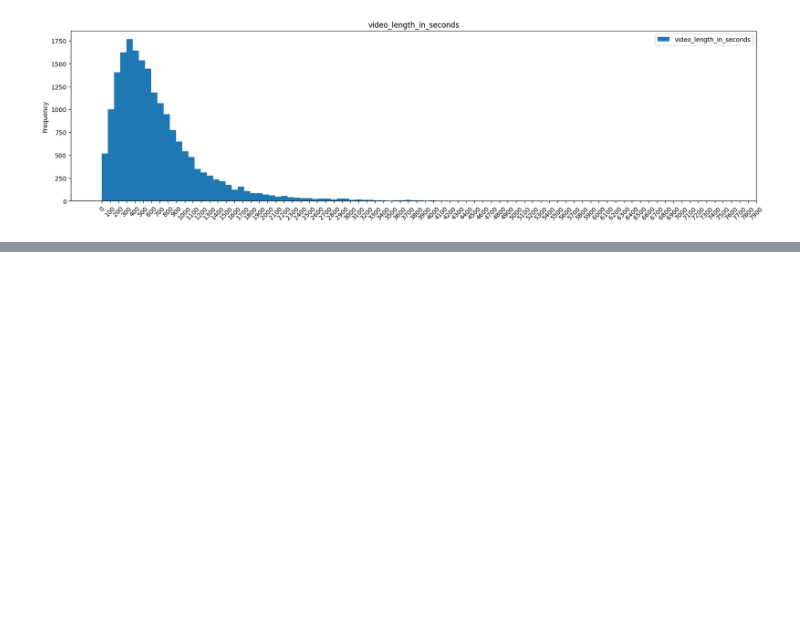
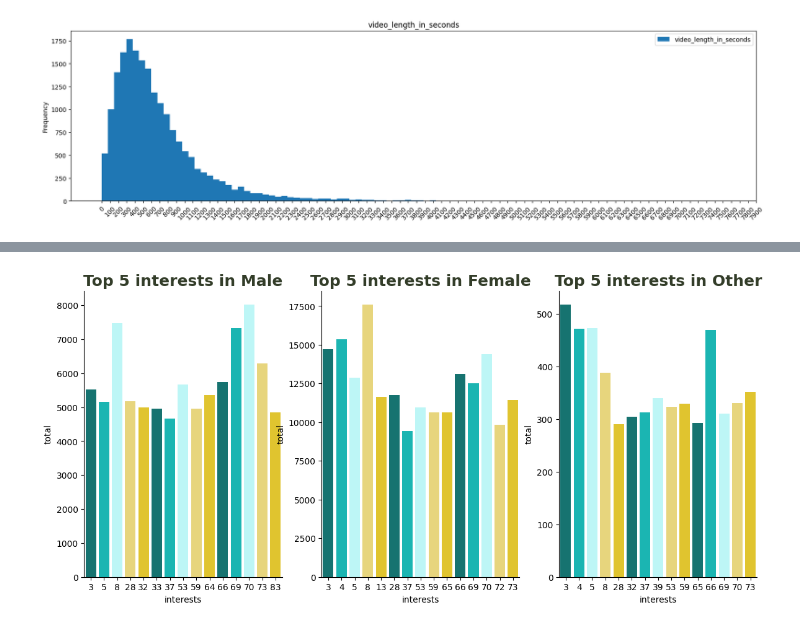
Before and after one commit to ianyang66/ADLFinal, a Jupyter notebook: EDA.ipynb, the cells around one changed output, grey strips where cells are left out. Saved outputs shown, nothing was run; the diff lists cells and outputs as text; code cells hidden in the pictures; blank space fills up the shorter version.

```diff
--- a/EDA.ipynb
+++ b/EDA.ipynb
@@ -191,0 +271,28 @@ ax.tick_params(axis='x', rotation=45)
+# %%
+other_interest_num = []
+male_interest_num = []
+female_interest_num = []
+
+for interest in other_interest_list:
+    for i in interest.split(","):
+        if i == "None":
+            other_interest_num.append("None")
+            continue
+        name = i.split("_")[1]
+        other_interest_num.append(name)
+
+for interest in male_interest_list:
+    for i in interest.split(","):
+        if i == "None":
+            male_interest_num.append("None")
+            continue
+        name = i.split("_")[1]
+        male_interest_num.append(name)
+
+for interest in female_interest_list:
+    for i in interest.split(","):
+        if i == "None":
+            female_interest_num.append("None")
+            continue
+        name = i.split("_")[1]
+        female_interest_num.append(name)
@@ -191,0 +348,15 @@ ax.tick_params(axis='x', rotation=45)
+# %%
+fig, axes = plt.subplots(nrows=1, ncols=3, figsize=(14,6))
+
+male_interest_plot = pd.DataFrame(Counter(male_interest_num).most_common(15), columns=['interests', 'total'])
+female_interest_plot = pd.DataFrame(Counter(female_interest_num).most_common(15), columns=['interests', 'total'])
+other_interest_plot = pd.DataFrame(Counter(other_interest_num).most_common(15), columns=['interests', 'total'])
+ax1 = sns.barplot(data=male_interest_plot, x='interests', y='total', ax=axes[0], palette=['#06837f', '#02cecb', '#b4ffff', '#f8e16c', '#fed811'])
+ax2 = sns.barplot(data=female_interest_plot, x='interests', y='total', ax=axes[1], palette=['#06837f', '#02cecb', '#b4ffff', '#f8e16c', '#fed811'])
+ax3 = sns.barplot(data=other_interest_plot, x='interests', y='total', ax=axes[2], palette=['#06837f', '#02cecb', '#b4ffff', '#f8e16c', '#fed811'])
+ax1.set_title('Top 5 interests in Male', fontsize=18, weight=600, color='#333d29')
+ax2.set_title('Top 5 interests in Female', fontsize=18, weight=600, color='#333d29')
+ax3.set_title('Top 5 interests in Other', fontsize=18, weight=600, color='#333d29')
+sns.despine()
+# %% [output]
+[figure, added]
```
Also changed, not shown: parts of 12 cells of this notebook.
